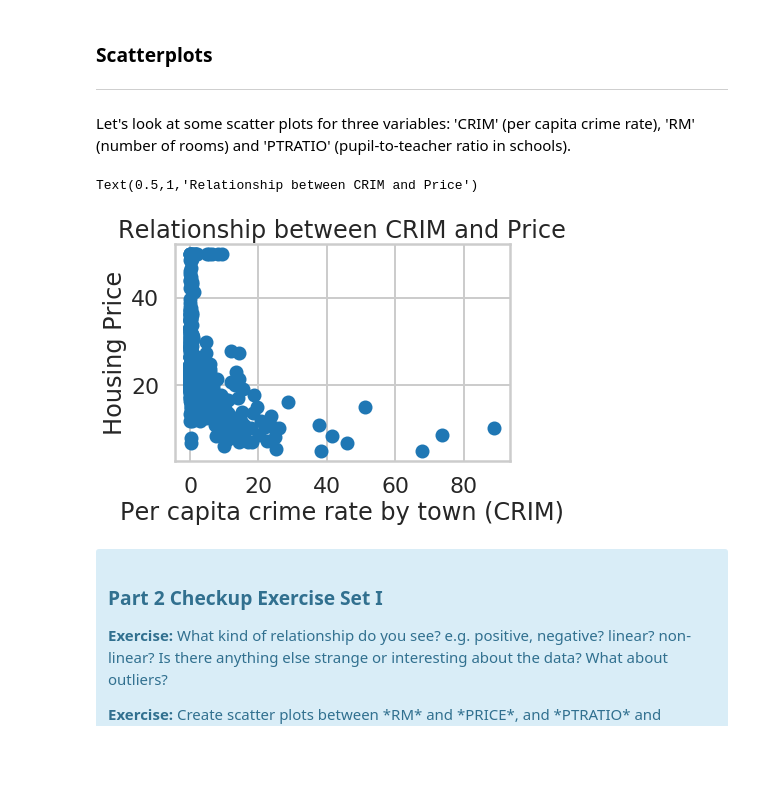
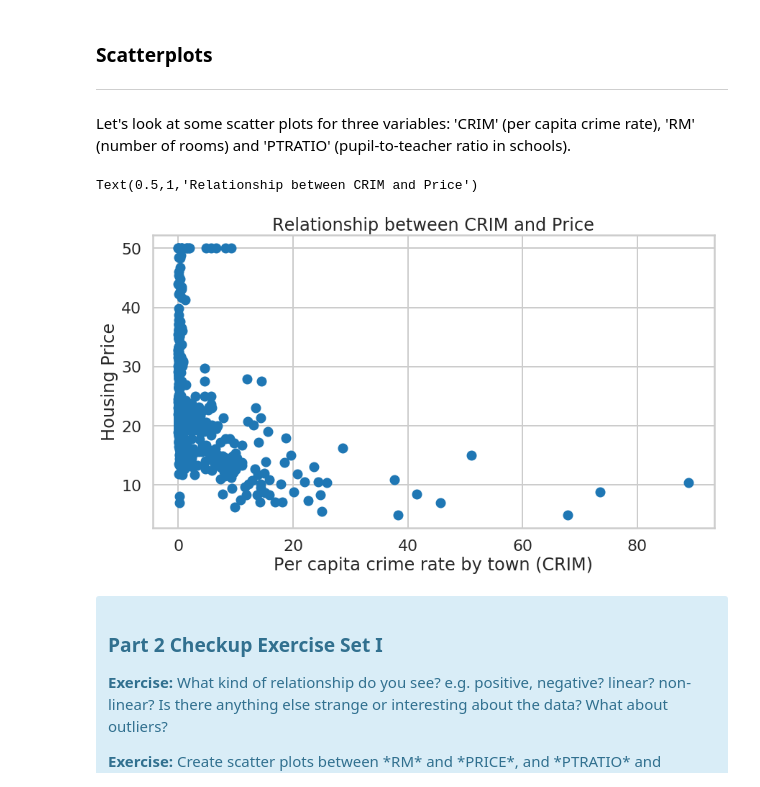
Before and after one commit to FlorianBleichenbacher/FlorianJamesBleichenbacher, a Jupyter notebook: Mini_Project_Linear_Regression.ipynb, the cells around one changed output. Saved outputs shown, nothing was run; the diff lists cells and outputs as text; code cells hidden in the pictures; blank space fills up the shorter version.

```diff
--- a/Mini_Project_Linear_Regression.ipynb
+++ b/Mini_Project_Linear_Regression.ipynb
@@ -258,13 +258,14 @@ bos.describe()
 
 Let's look at some scatter plots for three variables: 'CRIM' (per capita crime rate), 'RM' (number of rooms) and 'PTRATIO' (pupil-to-teacher ratio in schools).
 # %%
+plt.figure(figsize=(14,7.5))
 plt.scatter(bos.CRIM, bos.PRICE)
 plt.xlabel("Per capita crime rate by town (CRIM)")
 plt.ylabel("Housing Price")
 plt.title("Relationship between CRIM and Price")
 # %% [output]
 Text(0.5,1,'Relationship between CRIM and Price')
-[figure, old version]
+[figure, new version]
 # %% [markdown]
 <div class="span5 alert alert-info">
 <h3>Part 2 Checkup Exercise Set I</h3>
```
Also changed, not shown: parts of 28 cells of this notebook.
